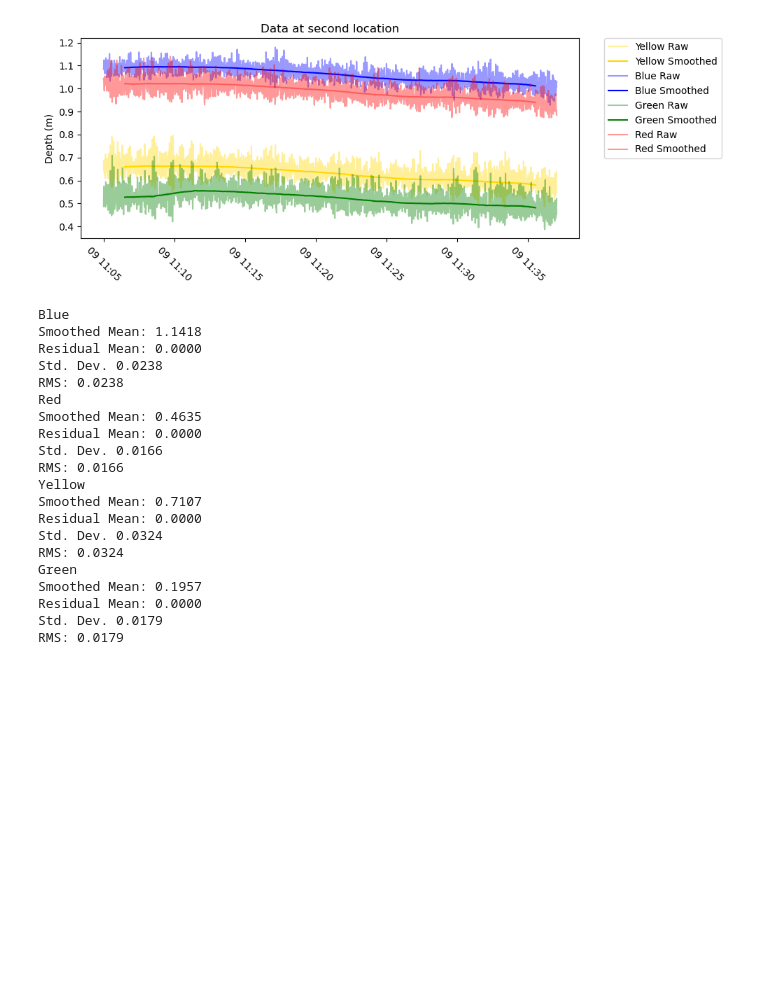
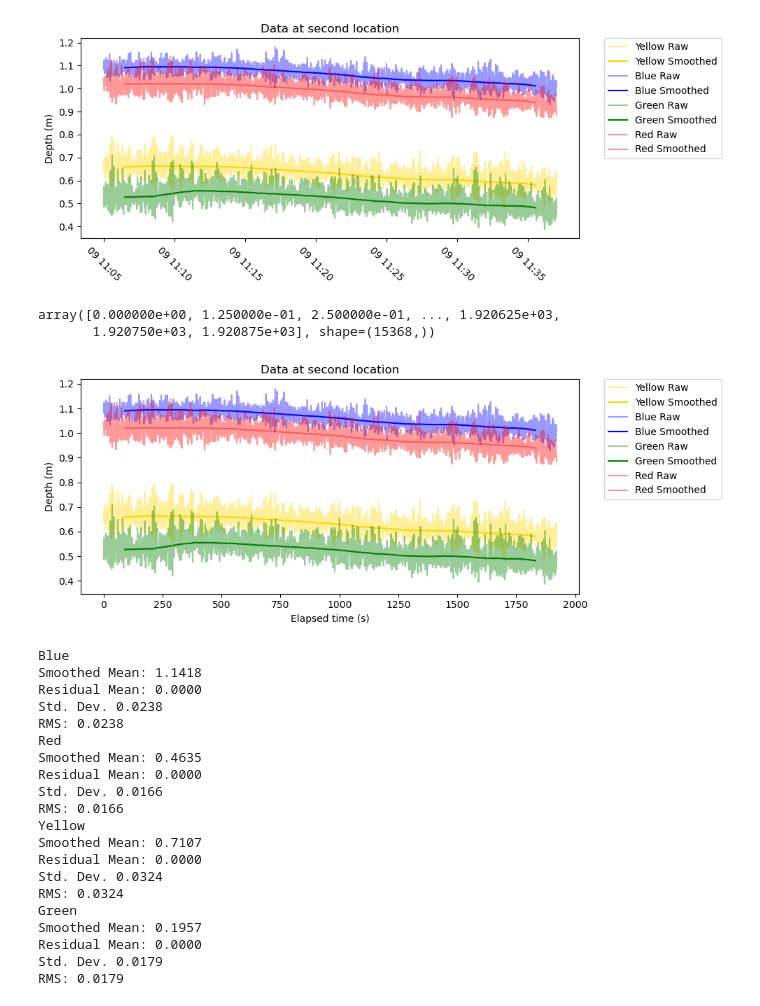
Before and after one commit to csherwood-usgs/FA_science, a Jupyter notebook: data_plots.ipynb, the cells around one changed output. Drawn from its saved outputs; the diff is of its cells as text; code cells hidden in the pictures; blank space fills up the shorter version.

Commit message:
added elapsed time example

```diff
--- a/data_plots.ipynb
+++ b/data_plots.ipynb
@@ -237,6 +237,52 @@ plt.tight_layout()
 plt.show()
 # %% [output]
 [figure]
+# %%
+# redo the plot using seconds from the start as the time axis
+
+# first, grab the first time
+t0_yellow2 = df_yellow2['Time'].iloc[0]
+# then, subtract that time from the time series, and convert to seconds, and save as numpy array
+t_sec_yellow2 = (df_yellow2['Time'] - t0_yellow2).dt.total_seconds().to_numpy()
+# print it to demonstrate
+t_sec_yellow2
+# %% [output]
+array([0.000000e+00, 1.250000e-01, 2.500000e-01, ..., 1.920625e+03,
+       1.920750e+03, 1.920875e+03], shape=(15368,))
+# %%
+# Do same for the others
+t0_blue2 = df_blue2['Time'].iloc[0]
+t_sec_blue2 = (df_blue2['Time'] - t0_blue2).dt.total_seconds().to_numpy()
+
+t0_green2 = df_green2['Time'].iloc[0]
+t_sec_green2 = (df_green2['Time'] - t0_green2).dt.total_seconds().to_numpy()
+
+t0_red2 = df_red2['Time'].iloc[0]
+t_sec_red2 = (df_red2['Time'] - t0_red2).dt.total_seconds().to_numpy()
+
+# make a plot, replacing x-axis with the elapsed time arrays
+plt.figure( figsize = (10,4) )
+plt.plot( t_sec_yellow2, df_yellow2['Depth'],c='gold', label = 'Yellow Raw', alpha=0.4)
+plt.plot( t_sec_yellow2, df_yellow2['Smoothed Depth'],c='gold', label = 'Yellow Smoothed')
+
+plt.plot( t_sec_blue2, df_blue2['Depth'],c='blue', label = 'Blue Raw', alpha=0.4)
+plt.plot( t_sec_blue2, df_blue2['Smoothed Depth'],c='blue', label = 'Blue Smoothed')
+
+plt.plot( t_sec_green2, df_green2['Depth'],c='green', label = 'Green Raw', alpha=0.4)
+plt.plot( t_sec_green2, df_green2['Smoothed Depth'],c='green', label = 'Green Smoothed')
+
+plt.plot( t_sec_red2, df_red2['Depth'],c='red', label='Red Raw', alpha=0.4)
+plt.plot( t_sec_red2, df_red2['Smoothed Depth'],c='red', label='Red Smoothed', alpha=0.4)
+
+plt.ylabel( 'Depth (m)' )
+#plt.xticks(rotation=-45) # don't need to rotate the x-axis labels
+plt.xlabel('Elapsed time (s)')
+plt.legend(bbox_to_anchor=(1.05, 1), loc='upper left', borderaxespad=0.)
+plt.title('Data at second location')
+plt.tight_layout()
+plt.show()
+# %% [output]
+[figure, added]
 # %%
 def residual_stats( df ):
     # Calculate statistics on Waves
```
Also changed, not shown: 2 other files.
